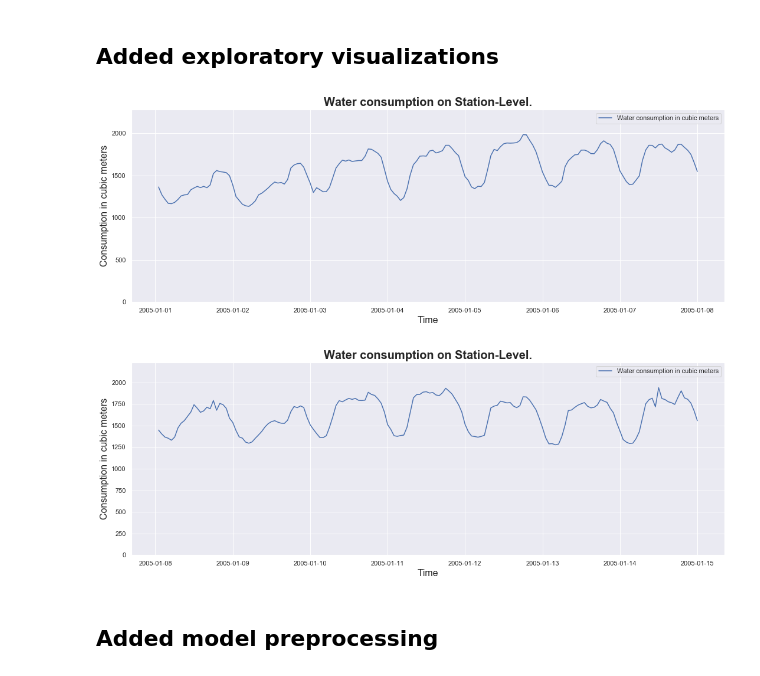
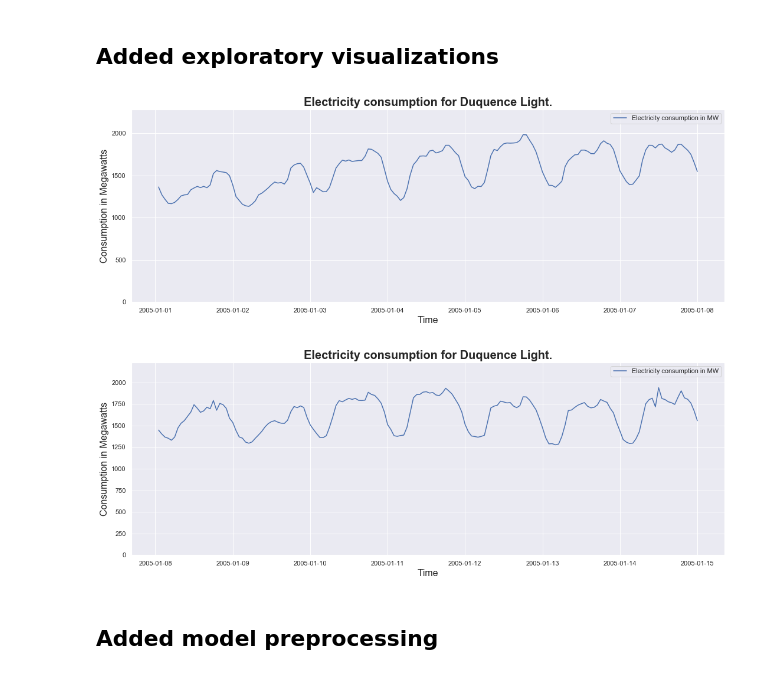
Before and after one commit to edgarkhachatryan/ExampleProjects, a Jupyter notebook: ElectricityForecastWithTimeHorizon/Source/DUQ_Electricity_Consumption_Forecast_with_time_horizon.ipynb, the cells around one changed output. Cells and saved outputs as stored; diff of their text form; code cells hidden in the pictures.

Commit message:
Corrected the charts' info.

```diff
--- a/ElectricityForecastWithTimeHorizon/Source/DUQ_Electricity_Consumption_Forecast_with_time_horizon.ipynb
+++ b/ElectricityForecastWithTimeHorizon/Source/DUQ_Electricity_Consumption_Forecast_with_time_horizon.ipynb
@@ -293,15 +293,15 @@ def createPlotConsumption (x_col, y_col1, variable_label1, chart_title, x_label,
 # %%
 for i in range(2):
     createPlotConsumption(dfDUQ.iloc[24*7*i:24*7*i+24*7].index,
                       dfDUQ.iloc[24*7*i:24*7*i+24*7, 0],
-                      "Water consumption in cubic meters",
-                      "Water consumption on Station-Level.",
+                      "Electricity consumption in MW",
+                      "Electricity consumption for Duquence Light.",
                       "Time",
-                      "Consumption in cubic meters",  y_col2=None, variable_label2=None)
+                      "Consumption in Megawatts",  y_col2=None, variable_label2=None)
 plt.show()
 # %% [output]
-[figure, old version]
+[figure, new version]
-[figure, old version]
+[figure, new version]
 # %% [markdown]
 ## Added model preprocessing
 # %%
```
Also changed, not shown: parts of 4 cells of this notebook.
